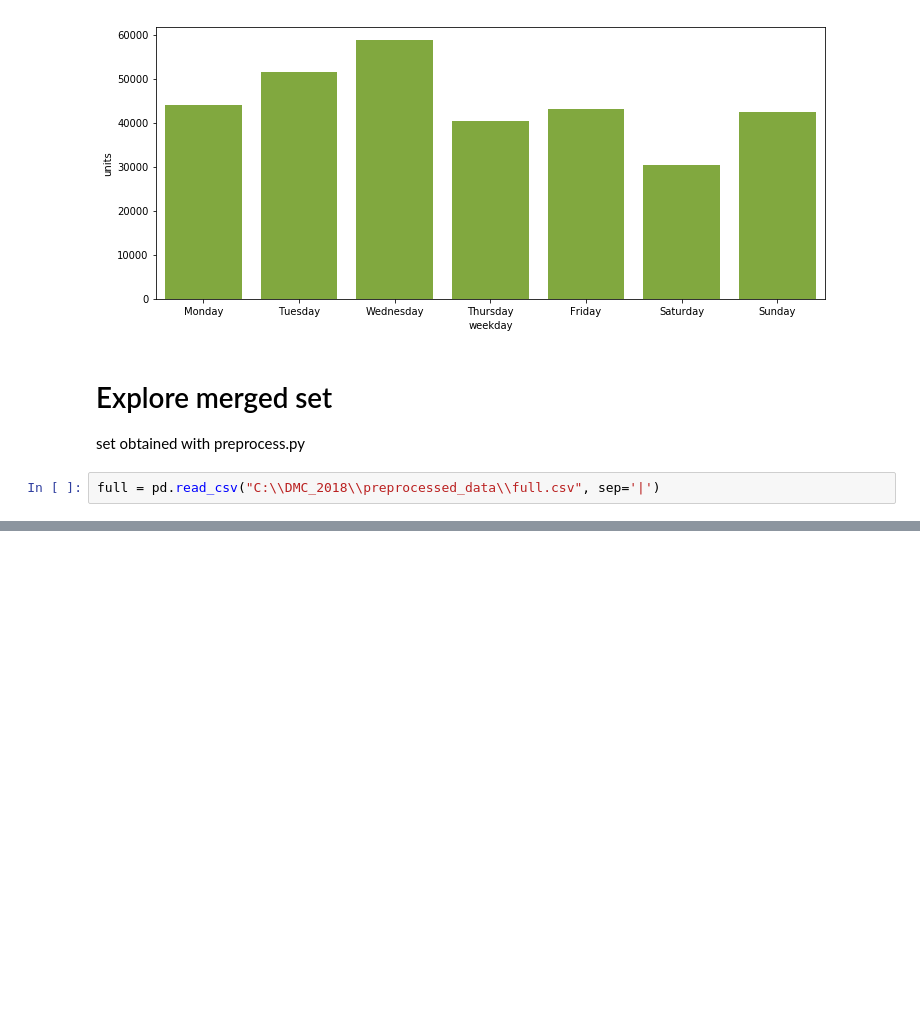
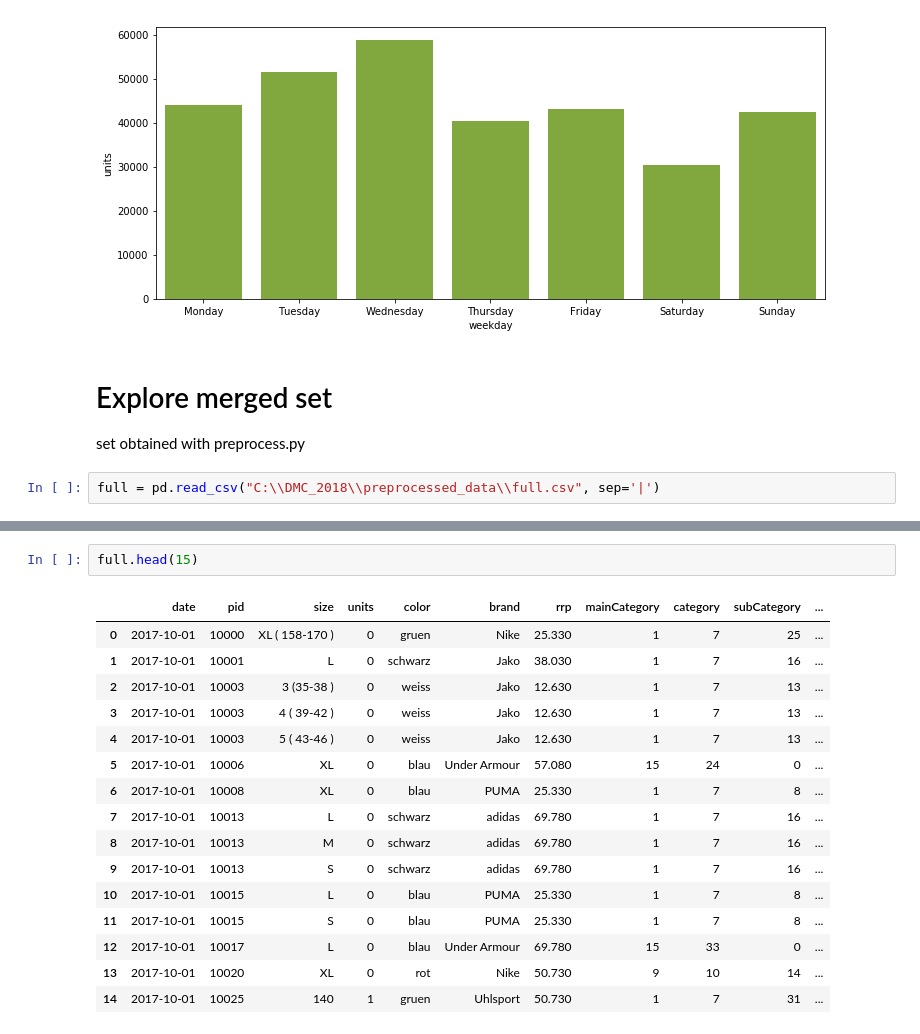
Before and after one commit to TomaszStepien/Data-Mining-Cup-2018, a Jupyter notebook: EDA.ipynb, the cells around one changed output, grey strips where cells are left out. Drawn from its saved outputs; the diff is of its cells as text; blank space fills up the shorter version.

```diff
--- a/EDA.ipynb
+++ b/EDA.ipynb
@@ -528,0 +539,19 @@ Length: 164, dtype: int64
+# %%
+full.head(15)
+# %% [output]
+|  | date | pid | size | units | color | brand | rrp | mainCategory | category | subCategory | ... |
+| 0 | 2017-10-01 | 10000 | XL ( 158-170 ) | 0 | gruen | Nike | 25.330 | 1 | 7 | 25 | ... |
+| 1 | 2017-10-01 | 10001 | L | 0 | schwarz | Jako | 38.030 | 1 | 7 | 16 | ... |
+| 2 | 2017-10-01 | 10003 | 3 (35-38 ) | 0 | weiss | Jako | 12.630 | 1 | 7 | 13 | ... |
+| 3 | 2017-10-01 | 10003 | 4 ( 39-42 ) | 0 | weiss | Jako | 12.630 | 1 | 7 | 13 | ... |
+| 4 | 2017-10-01 | 10003 | 5 ( 43-46 ) | 0 | weiss | Jako | 12.630 | 1 | 7 | 13 | ... |
+| 5 | 2017-10-01 | 10006 | XL | 0 | blau | Under Armour | 57.080 | 15 | 24 | 0 | ... |
+| 6 | 2017-10-01 | 10008 | XL | 0 | blau | PUMA | 25.330 | 1 | 7 | 8 | ... |
+| 7 | 2017-10-01 | 10013 | L | 0 | schwarz | adidas | 69.780 | 1 | 7 | 16 | ... |
+| 8 | 2017-10-01 | 10013 | M | 0 | schwarz | adidas | 69.780 | 1 | 7 | 16 | ... |
+| 9 | 2017-10-01 | 10013 | S | 0 | schwarz | adidas | 69.780 | 1 | 7 | 16 | ... |
+| 10 | 2017-10-01 | 10015 | L | 0 | blau | PUMA | 25.330 | 1 | 7 | 8 | ... |
+| 11 | 2017-10-01 | 10015 | S | 0 | blau | PUMA | 25.330 | 1 | 7 | 8 | ... |
+| 12 | 2017-10-01 | 10017 | L | 0 | blau | Under Armour | 69.780 | 15 | 33 | 0 | ... |
+| 13 | 2017-10-01 | 10020 | XL | 0 | rot | Nike | 50.730 | 9 | 10 | 14 | ... |
+| 14 | 2017-10-01 | 10025 | 140 | 1 | gruen | Uhlsport | 50.730 | 1 | 7 | 31 | ... |
```
Also changed, not shown: parts of 3 cells of this notebook, 1 other file.
